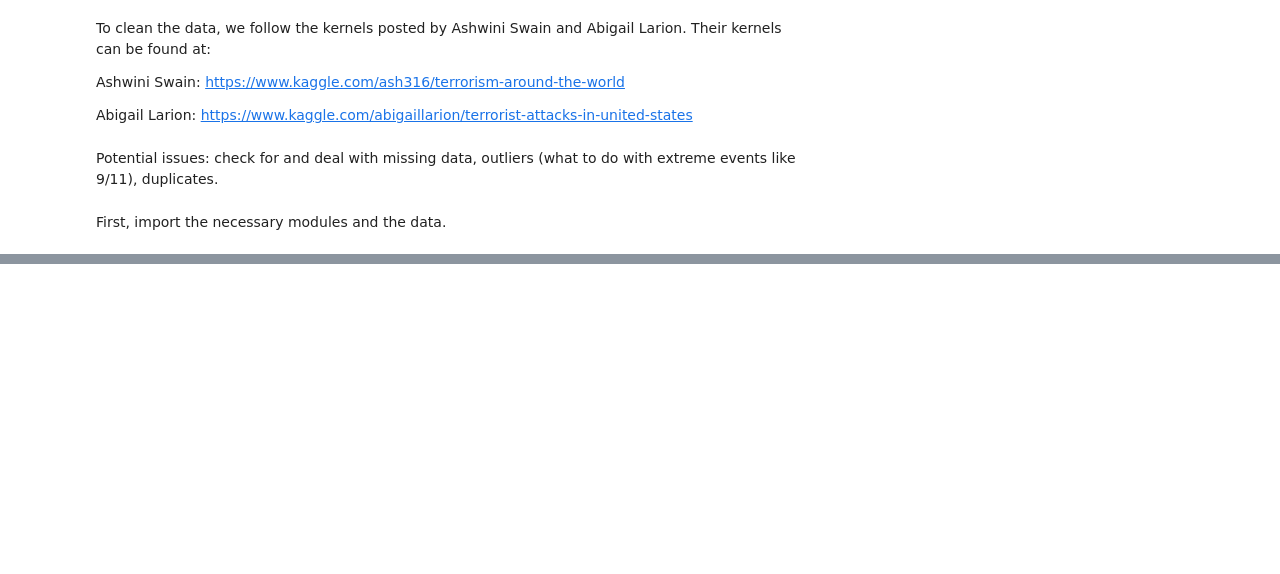
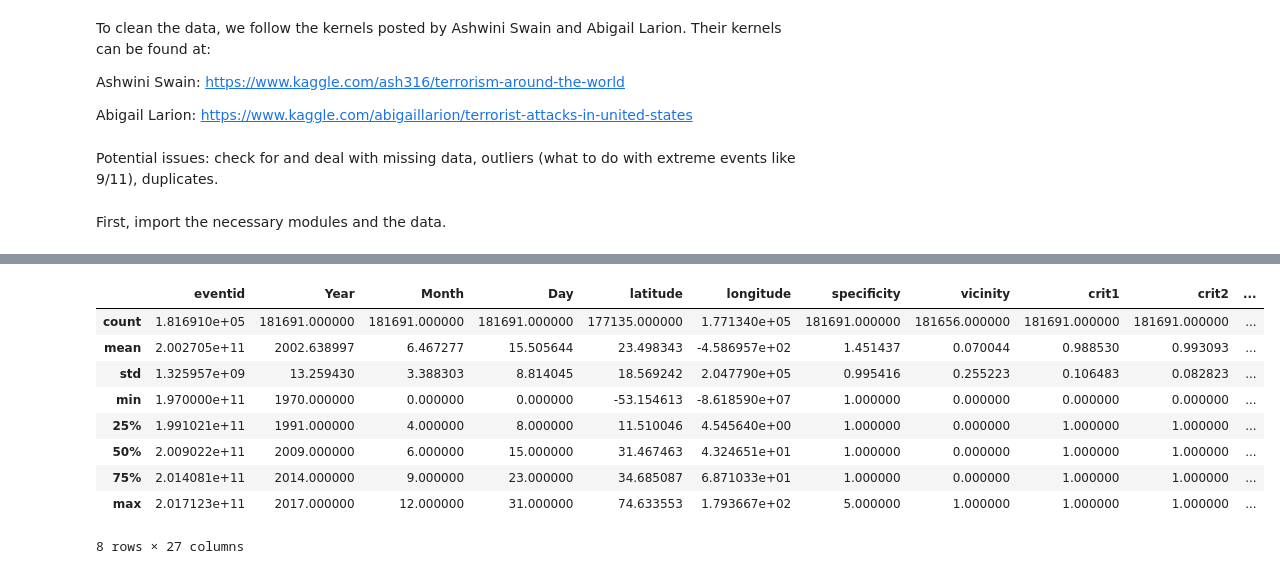
Before and after one commit to bnssmith/ML-Project, a Jupyter notebook: 213R_Final_Cleaning.ipynb, the cells around one changed output, grey strips where cells are left out. Drawn from its saved outputs; the diff is of its cells as text; code cells hidden in the pictures; blank space fills up the shorter version.

```diff
--- a/213R_Final_Cleaning.ipynb
+++ b/213R_Final_Cleaning.ipynb
@@ -75,0 +106,9 @@ Length: 83, dtype: int64
+# %%
+#Let's replace weapon types with their subtypes where applicable
+weapvars = ['Weapon1_type','weaptype2_txt','weaptype3_txt','weaptype4_txt']
+weapsubvars = ['weapsubtype1_txt','weapsubtype2_txt','weapsubtype3_txt','weapsubtype4_txt',]
+for i in range(0,4):
+    var = "det_weapon_type_" + str(i+1)
+    data[var] = data[weapsubvars[i]]
+    data.loc[data[var].isnull(),var] = data[weapvars[i]]
+    data = data.drop([weapsubvars[i], weapvars[i]], axis=1)
@@ -76,3 +135,25 @@ Length: 83, dtype: int64
+# %%
+#Clean variables further
+#Drop variables with tons of missing values, as well as "guncertain1"
+data = data.drop(['guncertain1', 'guncertain2', 'guncertain3'], axis=1)
+# %%
+#Deal with negative integers (vicinity,nperps,nperpcap,property,ishostkid)
+"""
+num = data._get_numeric_data()
+
+num[num < 0] = 'NaN'
+"""
+
+li = ['vicinity','nperps','nperpcap','property','ishostkid']
+for i in li:
+    data[i][data[i]<0] = np.nan
+# %%
+#Deal with unknown values
+#Replace several variables' missing values with their median
+#In the case of people getting wounded and killed, it is likely that at least of the time, the number is approximately the median where unreported
+li = ['nkillus','nkillter','nwoundus','nwoundte','Killed','Wounded','Hurt_Dead','ishostkid','multiple','specificity','nperpcap','property']
+for i in li:
+    data[i] = data[i].fillna(np.nanmedian(data[i]))
 # %%
 data.info()
 # %% [output]
@@ -95,0 +177,13 @@ memory usage: 115.1+ MB
+# %%
+data.describe()
+# %% [output]
+|  | eventid | Year | Month | Day | latitude | longitude | specificity | vicinity | crit1 | crit2 | ... |
+| count | 1.816910e+05 | 181691.000000 | 181691.000000 | 181691.000000 | 177135.000000 | 1.771340e+05 | 181691.000000 | 181656.000000 | 181691.000000 | 181691.000000 | ... |
+| mean | 2.002705e+11 | 2002.638997 | 6.467277 | 15.505644 | 23.498343 | -4.586957e+02 | 1.451437 | 0.070044 | 0.988530 | 0.993093 | ... |
+| std | 1.325957e+09 | 13.259430 | 3.388303 | 8.814045 | 18.569242 | 2.047790e+05 | 0.995416 | 0.255223 | 0.106483 | 0.082823 | ... |
+| min | 1.970000e+11 | 1970.000000 | 0.000000 | 0.000000 | -53.154613 | -8.618590e+07 | 1.000000 | 0.000000 | 0.000000 | 0.000000 | ... |
+| 25% | 1.991021e+11 | 1991.000000 | 4.000000 | 8.000000 | 11.510046 | 4.545640e+00 | 1.000000 | 0.000000 | 1.000000 | 1.000000 | ... |
+| 50% | 2.009022e+11 | 2009.000000 | 6.000000 | 15.000000 | 31.467463 | 4.324651e+01 | 1.000000 | 0.000000 | 1.000000 | 1.000000 | ... |
+| 75% | 2.014081e+11 | 2014.000000 | 9.000000 | 23.000000 | 34.685087 | 6.871033e+01 | 1.000000 | 0.000000 | 1.000000 | 1.000000 | ... |
+| max | 2.017123e+11 | 2017.000000 | 12.000000 | 31.000000 | 74.633553 | 1.793667e+02 | 5.000000 | 1.000000 | 1.000000 | 1.000000 | ... |
+8 rows × 27 columns
```
Also changed, not shown: parts of 18 cells of this notebook.
